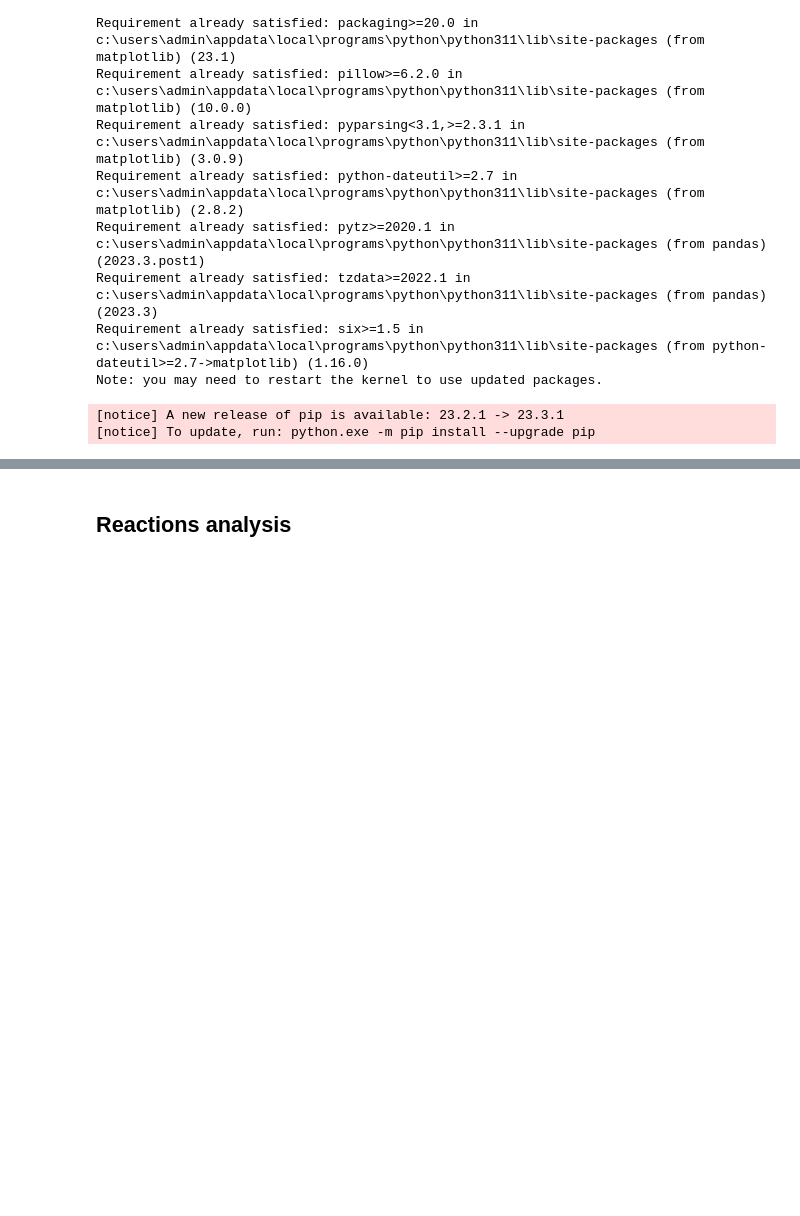
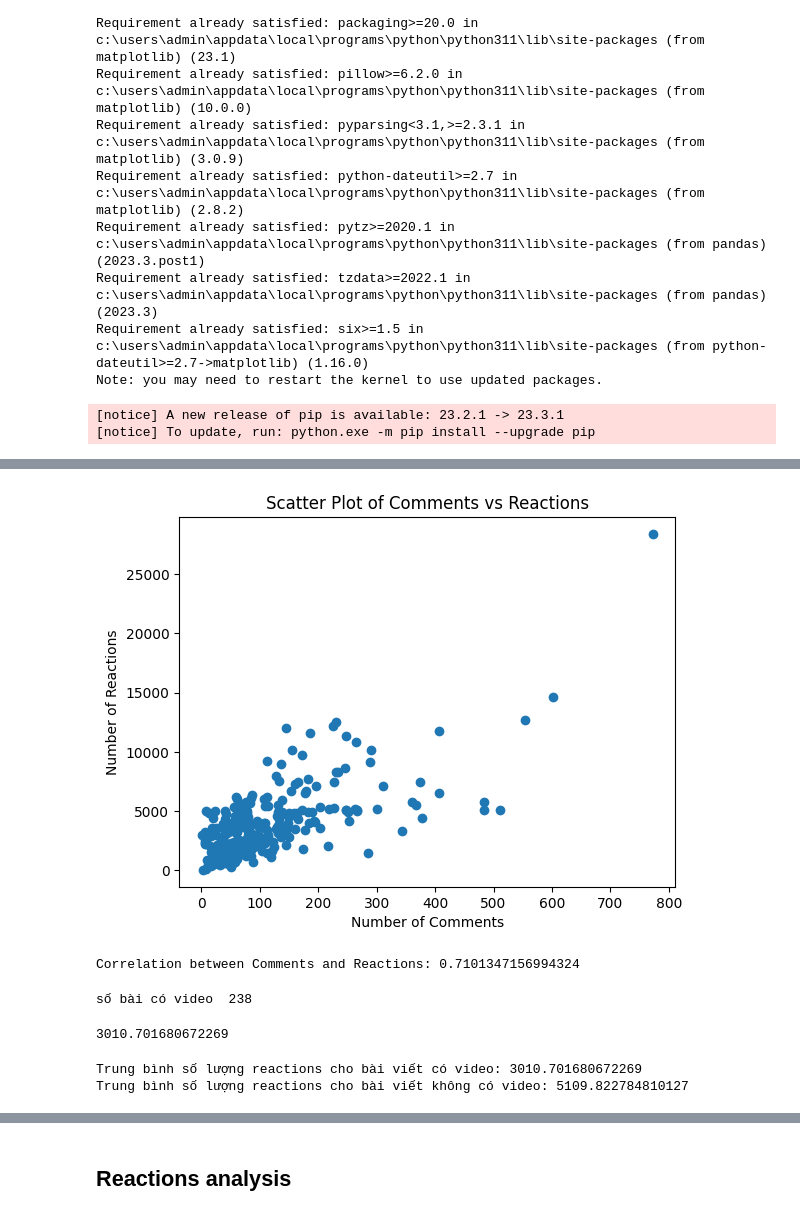
Before and after one commit to hoandkjxhbfhk/finalproject-, a Jupyter notebook: Analyze_data.ipynb, the cells around one changed output, grey strips where cells are left out. Saved outputs shown, nothing was run; the diff lists cells and outputs as text; code cells hidden in the pictures; blank space fills up the shorter version.

```diff
--- a/Analyze_data.ipynb
+++ b/Analyze_data.ipynb
@@ -79,0 +36,13 @@ df
+# %%
+#pd.set_option('display.max_rows', None)
+#pd.set_option('display.max_columns', None)
+
+
+
+
+df3.dropna(subset=['reactions'], inplace=True)
+df2.dropna(subset=['reactions'],inplace=True)
+# Giả sử bạn muốn nối theo dòng (axis=0)
+df = pd.concat([df2, df1,df3], axis=0, ignore_index=True)
+df.dropna(subset=['reactions'], inplace=True)
+df
@@ -79,0 +63,9 @@ df
+# %%
+df['time'] = pd.to_datetime(df['time'])
+
+# Sắp xếp DataFrame theo thứ tự giảm dần của cột 'time'
+df.sort_values(by='time', ascending=False, inplace=True)
+df.reset_index(drop=True, inplace=True)
+
+df=df.iloc[:317]
+df['shares']
@@ -79,0 +85,9 @@ df
+# %%
+import datetime
+
+df['comments_full'] = df['comments_full'].apply(lambda x: eval(x) if isinstance(x, str) else x)
+
+# Now, let's try the analysis again
+top_commenter = df['comments_full'].apply(lambda x: x[0]['commenter_name'] if x else None).value_counts().idxmax()
+top_comment_count = df['comments_full'].apply(lambda x: x[0]['commenter_name'] if x else None).value_counts().max()
+print(f"Người bình luận nhiều nhất: {top_commenter} with {top_comment_count} bình luận")
@@ -79,0 +101,4 @@ df
+# %%
+df['comment_time'] = pd.to_datetime(df['comments_full'].apply(lambda x: x[0]['comment_time'] if x else None))
+comment_per_day = df['comment_time'].dt.date.value_counts().idxmax()
+print(f"Ngày có nhiều bình luận nhất: {comment_per_day}")
@@ -79,0 +142,40 @@ df
+# %%
+import matplotlib.pyplot as plt
+
+plt.scatter(df['comments'], df['reaction_count'])
+plt.title('Scatter Plot of Comments vs Reactions')
+plt.xlabel('Number of Comments')
+plt.ylabel('Number of Reactions')
+plt.show()
+# %% [output]
+[figure, added]
+# %%
+correlation_comments_reactions = df['comments'].corr(df['reaction_count'])
+print(f'Correlation between Comments and Reactions: {correlation_comments_reactions}')
+# %% [output]
+Correlation between Comments and Reactions: 0.7101347156994324
+# %%
+video_counts = df['video_id'].value_counts()
+print('số bài có video ',video_counts.values.sum())
+# %% [output]
+số bài có video  238
+# %%
+# Tổng số lượng reactions theo video và không có video
+reactions_by_video = df.groupby('video_id')['reaction_count'].sum()
+print(reactions_by_video.mean())
+# %% [output]
+3010.701680672269
+# %%
+
+# Tính trung bình số lượng reactions cho các bài viết có video
+mean_reaction_with_video = df.loc[~df['video_id'].isnull(), 'reaction_count'].mean()
+
+# Tính trung bình số lượng reactions cho các bài viết không có video
+mean_reaction_without_video = df.loc[df['video_id'].isnull(), 'reaction_count'].mean()
+
+# In kết quả
+print(f"Trung bình số lượng reactions cho bài viết có video: {mean_reaction_with_video}")
+print(f"Trung bình số lượng reactions cho bài viết không có video: {mean_reaction_without_video}")
+# %% [output]
+Trung bình số lượng reactions cho bài viết có video: 3010.701680672269
+Trung bình số lượng reactions cho bài viết không có video: 5109.822784810127
```
Also changed, not shown: parts of 38 cells of this notebook, 16 other files.
